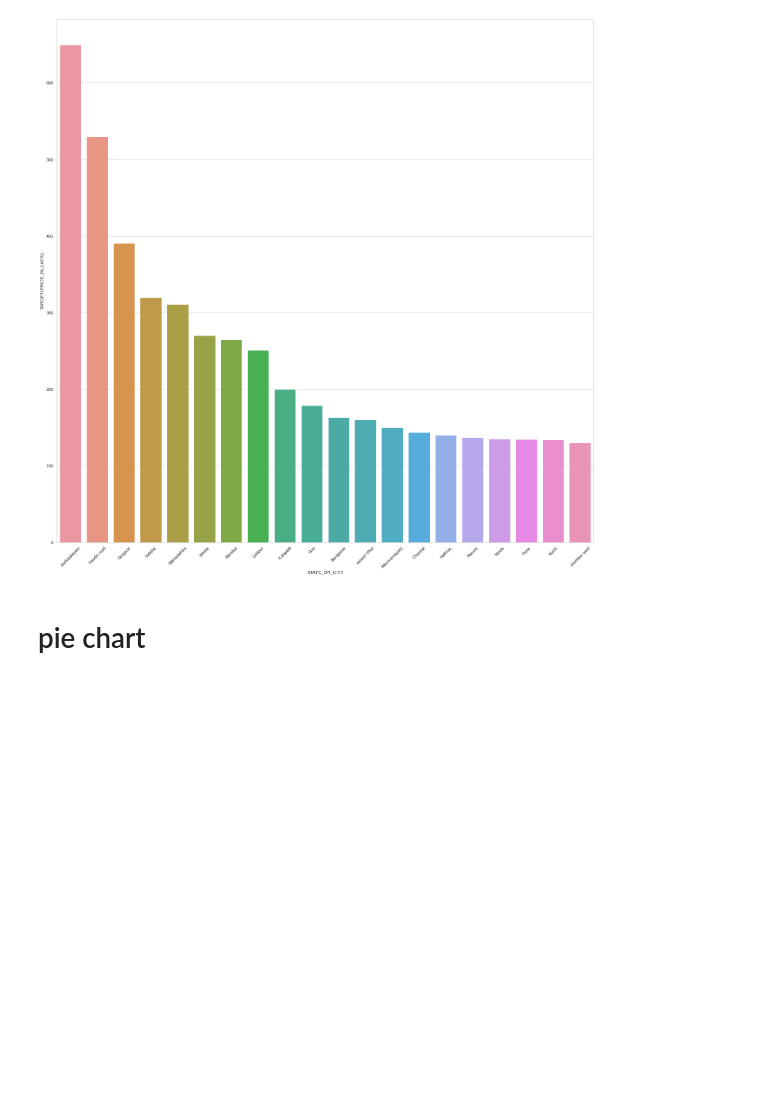
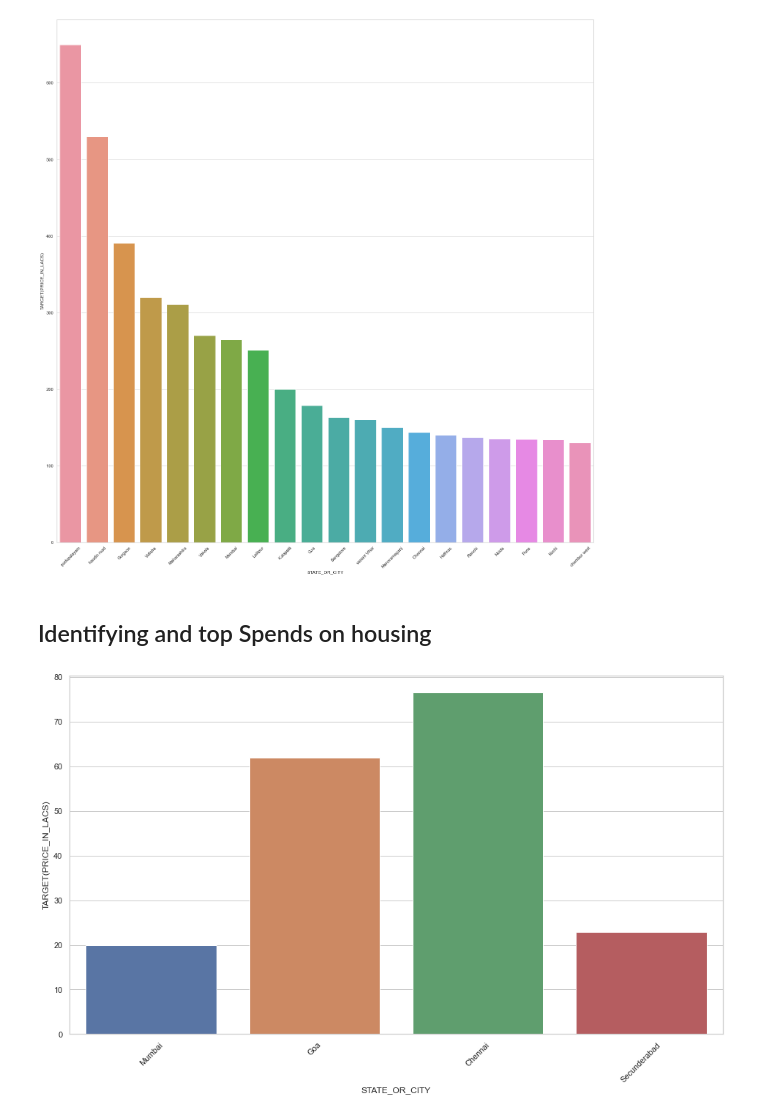
Before and after one commit to ethender/masterssemsterc, a Jupyter notebook: pricesprediction.ipynb, the cells around one changed output. Drawn from its saved outputs; the diff is of its cells as text; code cells hidden in the pictures; blank space fills up the shorter version.

```diff
--- a/pricesprediction.ipynb
+++ b/pricesprediction.ipynb
@@ -665,5 +665,16 @@ sns.barplot(x=cityPrices.head(20)['STATE_OR_CITY'],y=cityPrices.head(20)['TARGET
 plt.xticks(rotation=45);
 # %% [output]
 [figure]
-# %% [markdown]
-# pie chart
+# %% [markdown]
+## Identifying and top Spends on housing
+# %%
+cities = ['Gurgoan','Mumbai','Delhi','Chennai','Banglore','Hyderabad','Secunderabad','Goa']
+
+top_cities = train_data[train_data['STATE_OR_CITY'].isin(cities)]
+# %%
+top_cities =top_cities[['STATE_OR_CITY','TARGET(PRICE_IN_LACS)']].groupby('STATE_OR_CITY',as_index=False)['TARGET(PRICE_IN_LACS)'].mean().sort_values(by='TARGET(PRICE_IN_LACS)', ascending=False)
+plt.figure(figsize=(16,9))
+sns.barplot(x=top_cities['STATE_OR_CITY'],y=cityPrices['TARGET(PRICE_IN_LACS)'])
+plt.xticks(rotation=45);
+# %% [output]
+[figure, added]
```
Also changed, not shown: parts of 17 cells of this notebook, 2 other files.
